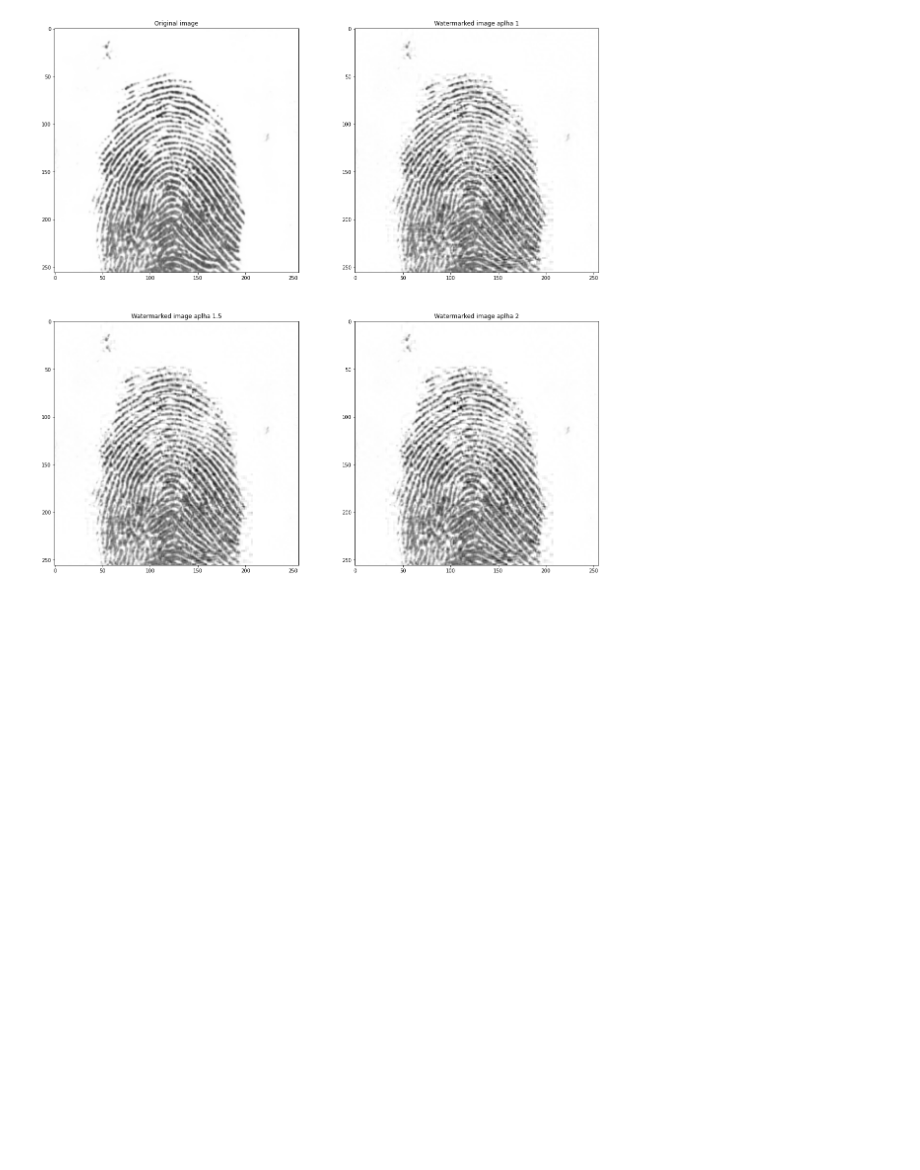
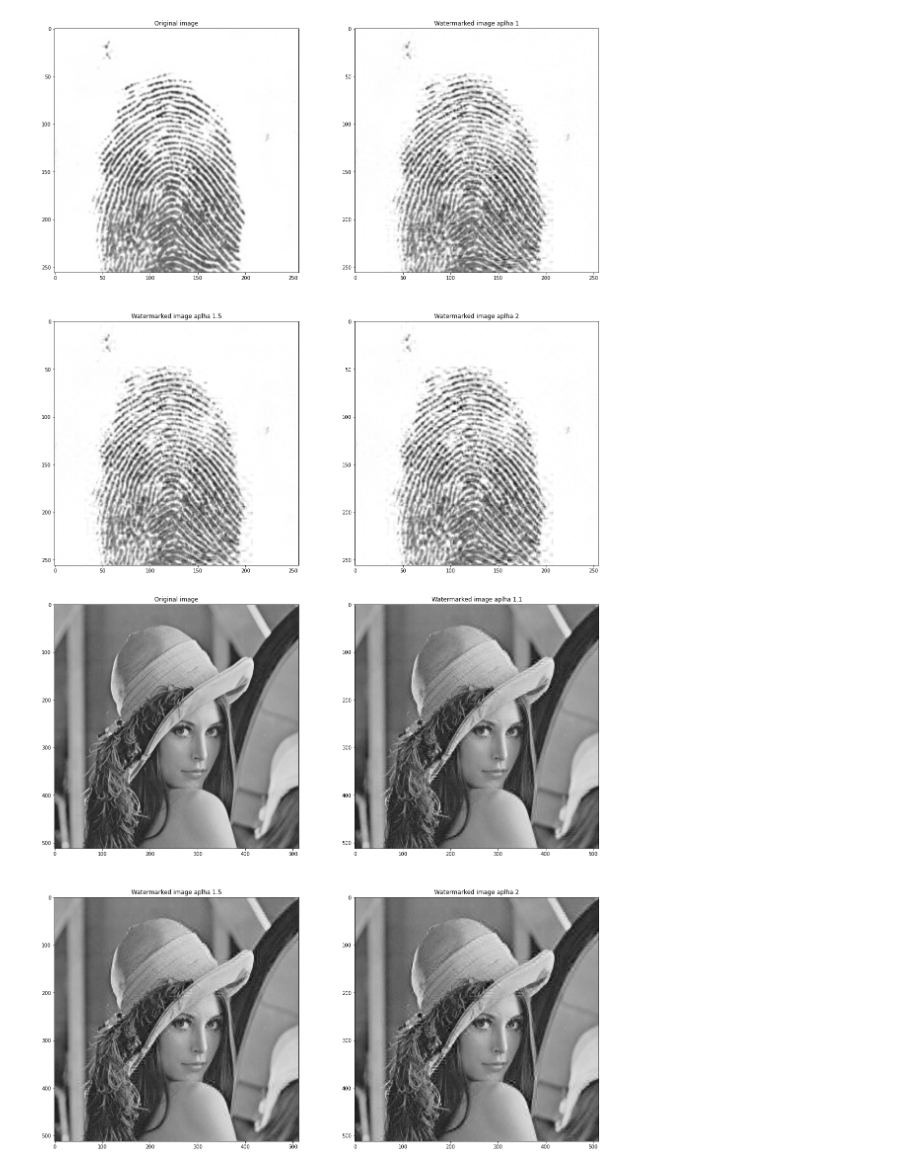
Before and after one commit to mannam95/dct_svd_in_dwt_watermark, a Jupyter notebook: src/watermarking_embedding_demo.ipynb, the cells around one changed output. Saved outputs shown, nothing was run; the diff lists cells and outputs as text; code cells hidden in the pictures; blank space fills up the shorter version.

```diff
--- a/src/watermarking_embedding_demo.ipynb
+++ b/src/watermarking_embedding_demo.ipynb
@@ -187,3 +197,37 @@ plt.gray()
 plt.show()
 # %% [output]
 [figure]
+# %%
+ori_img = Image.open(config.train_images_path + "lena_512x512.gif")
+wat_img_1 = Image.open(config.embedded_images_path + "lena_512x512_11.gif")
+wat_img_15 = Image.open(config.embedded_images_path + "lena_512x512_15.gif")
+wat_img_2 = Image.open(config.embedded_images_path + "lena_512x512_2.gif")
+plt.figure(figsize=(20, 20))
+
+# Plot original image
+ax = plt.subplot(2, 2, 1)
+plt.imshow(ori_img)
+plt.title( "Original image")
+plt.gray()
+
+# Plot LL of DWT-2D
+ax = plt.subplot(2, 2, 2)
+plt.imshow(wat_img_1)
+plt.title( "Watermarked image aplha 1.1")
+plt.gray()
+
+# Plot LL of DWT-2D
+ax = plt.subplot(2, 2, 3)
+plt.imshow(wat_img_15)
+plt.title( "Watermarked image aplha 1.5")
+plt.gray()
+
+# Plot LL of DWT-2D
+ax = plt.subplot(2, 2, 4)
+plt.imshow(wat_img_2)
+plt.title( "Watermarked image aplha 2")
+plt.gray()
+
+plt.show()
+# %% [output]
+[figure, added]
```
Also changed, not shown: parts of 5 cells of this notebook, 14 other files.
